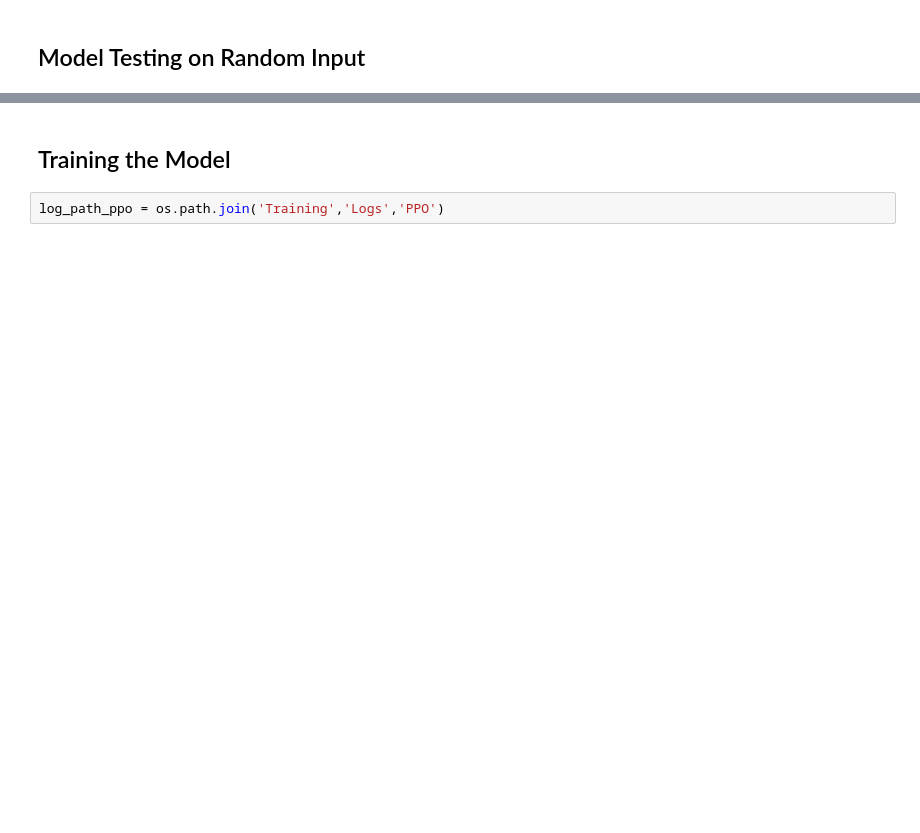
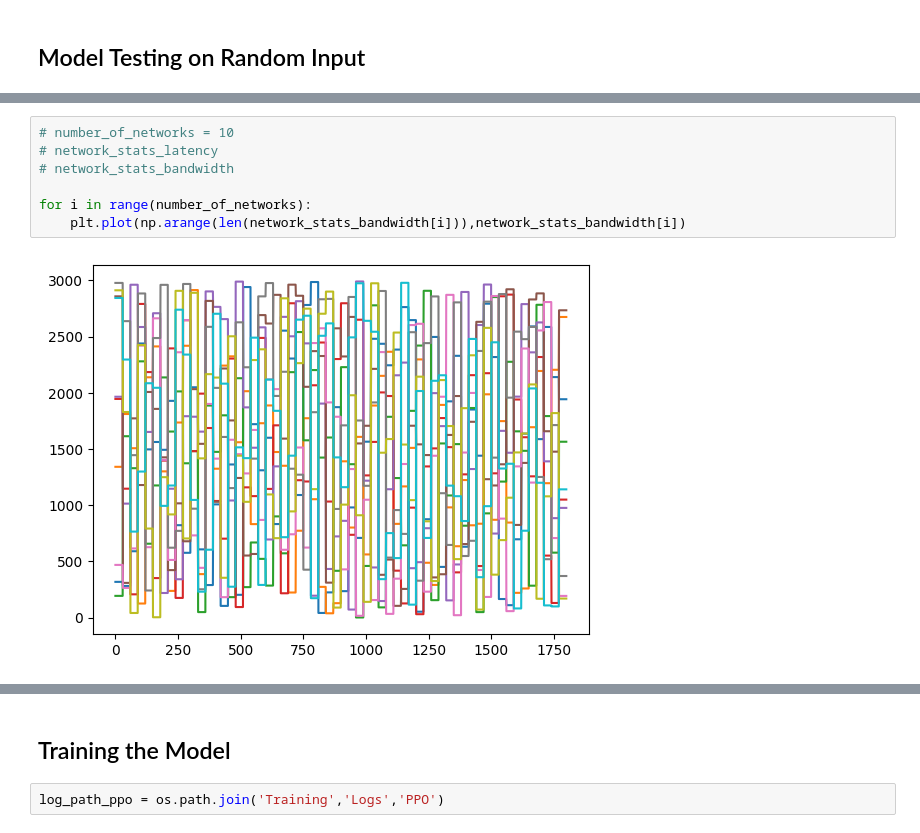
Before and after one commit to FortemDave/Reinforcement-Learning-for-Network-Selection, a Jupyter notebook: Reinforcement Learning.ipynb, the cells around one changed output, grey strips where cells are left out. Cells and saved outputs as stored; diff of their text form; blank space fills up the shorter version.

```diff
--- a/Reinforcement Learning.ipynb
+++ b/Reinforcement Learning.ipynb
@@ -249,0 +249,9 @@ plt.scatter(np.arange(len(networkSelected)),networkSelected,s=15,c=networkSelect
+# %%
+# number_of_networks = 10
+# network_stats_latency
+# network_stats_bandwidth
+
+for i in range(number_of_networks):
+    plt.plot(np.arange(len(network_stats_bandwidth[i])),network_stats_bandwidth[i])
+# %% [output]
+[figure, added]
```
Also changed, not shown: parts of 23 cells of this notebook, 10 other files.
